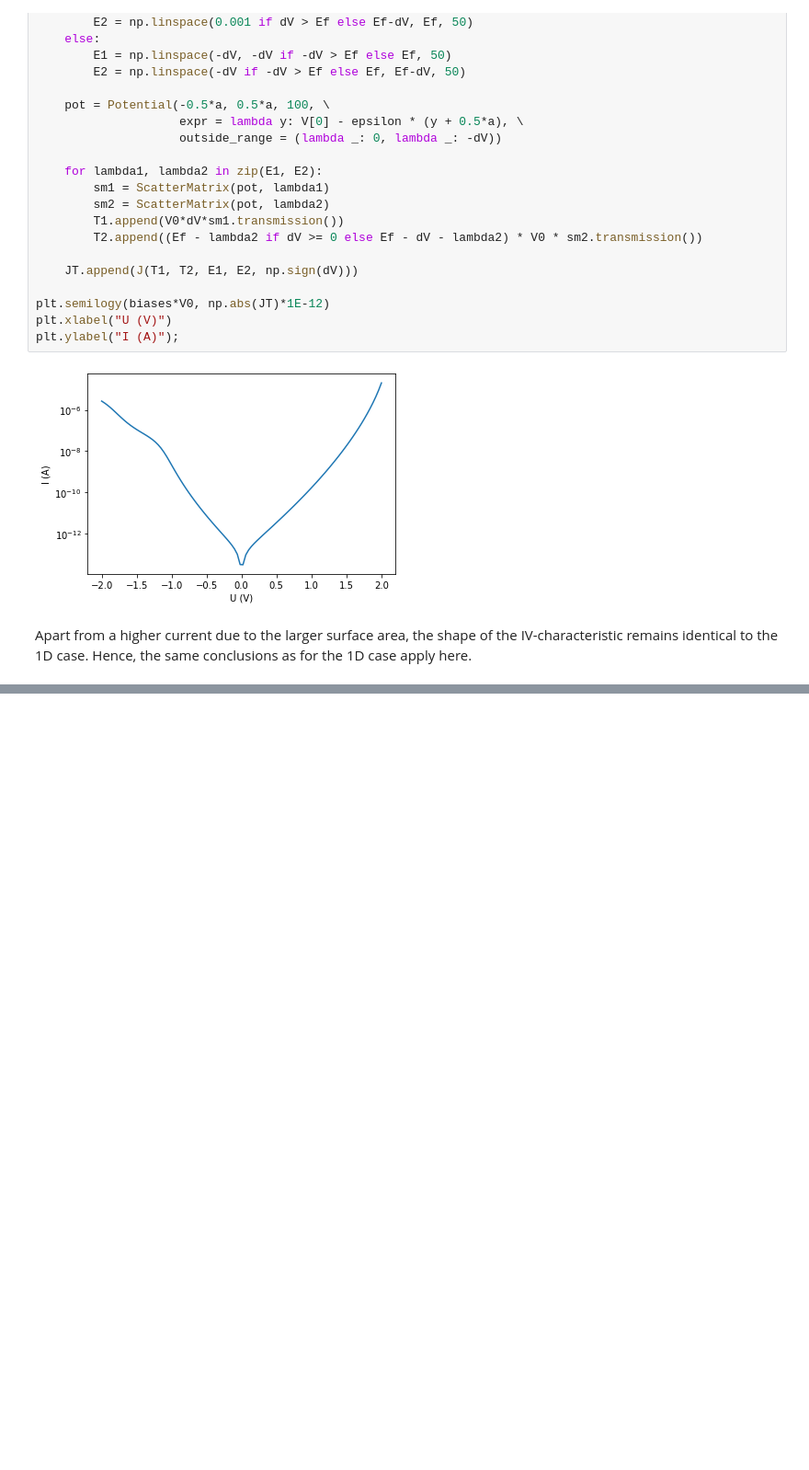
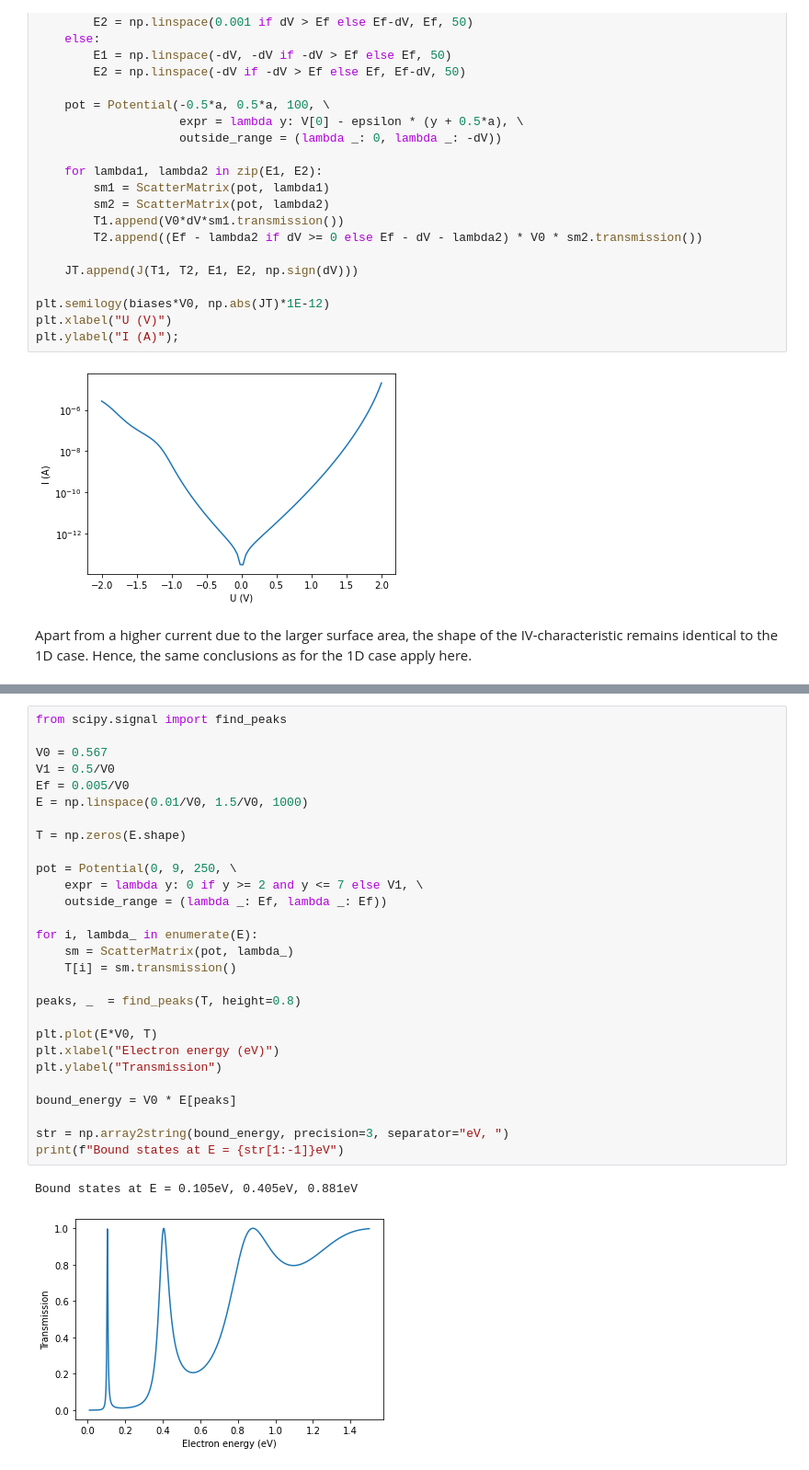
Before and after one commit to KevoSoftworks/computational_physics, a Jupyter notebook: 3_wave_propagation/wave_propagation.ipynb, the cells around one changed output, grey strips where cells are left out. Shown at 92% size. Cells and saved outputs as stored; diff of their text form; blank space fills up the shorter version.

```diff
--- a/3_wave_propagation/wave_propagation.ipynb
+++ b/3_wave_propagation/wave_propagation.ipynb
@@ -570,0 +587,31 @@ Apart from a higher current due to the larger surface area, the shape of the IV-
+# %%
+from scipy.signal import find_peaks
+
+V0 = 0.567
+V1 = 0.5/V0
+Ef = 0.005/V0
+E = np.linspace(0.01/V0, 1.5/V0, 1000)
+
+T = np.zeros(E.shape)
+
+pot = Potential(0, 9, 250, \
+    expr = lambda y: 0 if y >= 2 and y <= 7 else V1, \
+    outside_range = (lambda _: Ef, lambda _: Ef))
+
+for i, lambda_ in enumerate(E):
+    sm = ScatterMatrix(pot, lambda_)
+    T[i] = sm.transmission()
+
+peaks, _  = find_peaks(T, height=0.8)
+
+plt.plot(E*V0, T)
+plt.xlabel("Electron energy (eV)")
+plt.ylabel("Transmission")
+
+bound_energy = V0 * E[peaks]
+
+str = np.array2string(bound_energy, precision=3, separator="eV, ")
+print(f"Bound states at E = {str[1:-1]}eV")
+# %% [output]
+Bound states at E = 0.105eV, 0.405eV, 0.881eV
+[figure, added]
```
Also changed, not shown: parts of 9 cells of this notebook, 1 other file.
